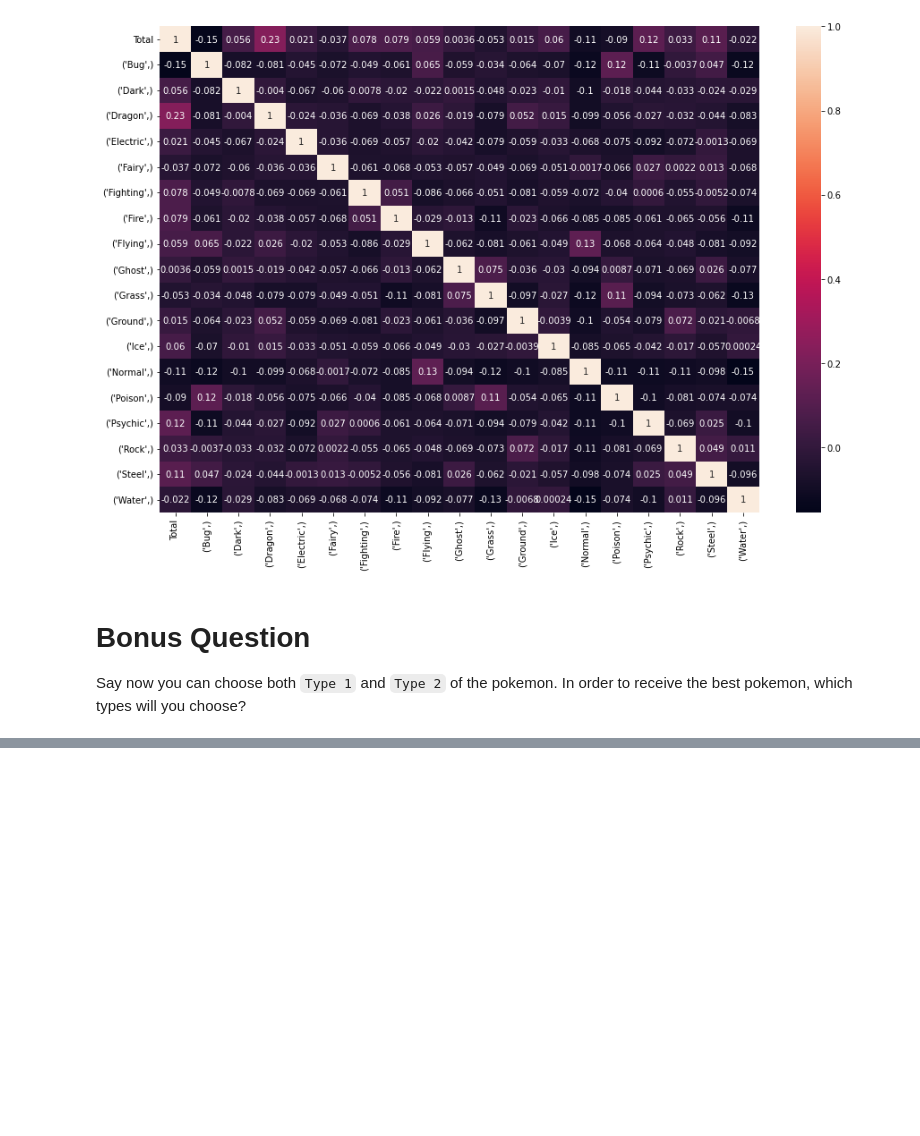
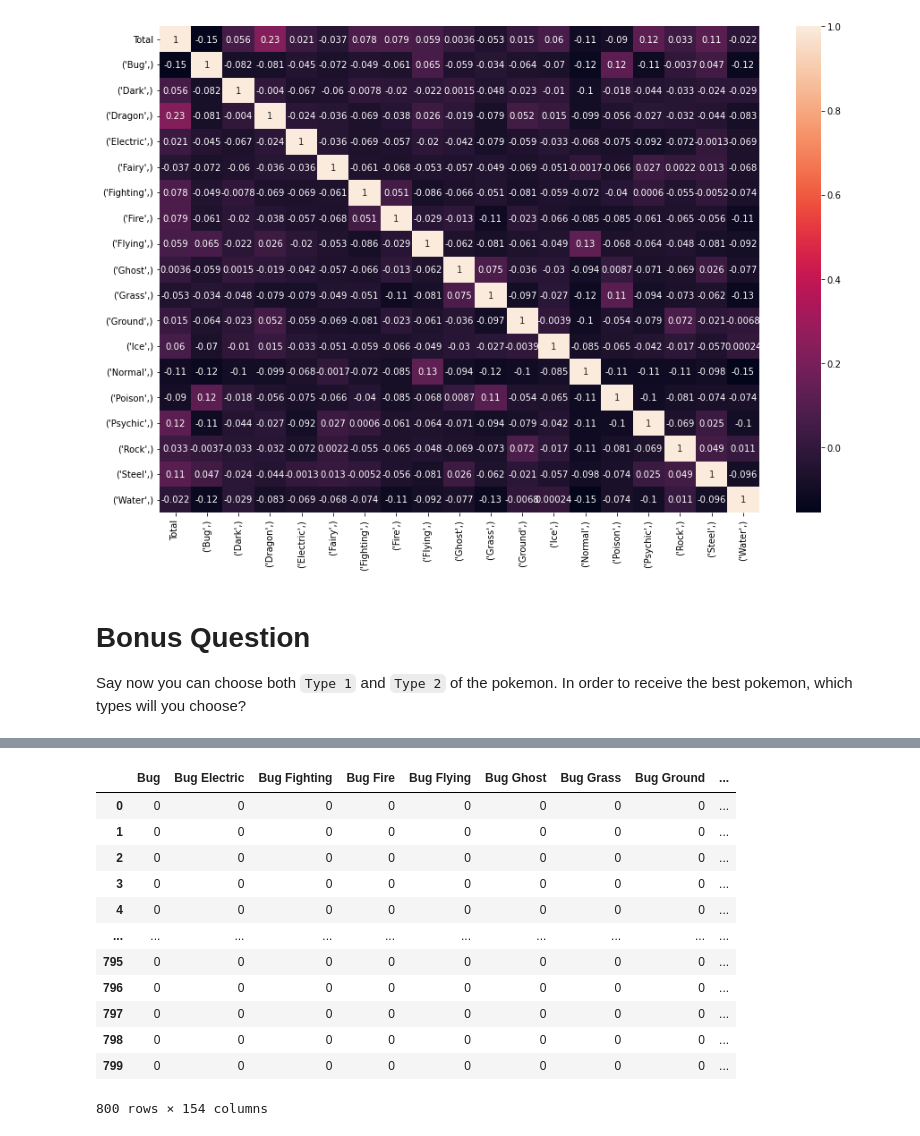
Before and after one commit to Rbrt05/lab-dataframe-calculations, a Jupyter notebook: your-code/challenge-2.ipynb, the cells around one changed output, grey strips where cells are left out. Saved outputs shown, nothing was run; the diff lists cells and outputs as text; code cells hidden in the pictures; blank space fills up the shorter version.

```diff
--- a/your-code/challenge-2.ipynb
+++ b/your-code/challenge-2.ipynb
@@ -247,0 +246,6 @@ Say now you can choose both `Type 1` and `Type 2` of the pokemon. In order to re
+# %%
+# your code here
+
+pokemon['Combo Type'] = pokemon['Type 1'].fillna('') +' '+ pokemon['Type 2'].fillna('')
+
+pokemon.head()
@@ -247,0 +259,25 @@ Say now you can choose both `Type 1` and `Type 2` of the pokemon. In order to re
+# %%
+combo = pokemon[['Combo Type']]
+
+
+encoder2 = OneHotEncoder(handle_unknown='ignore')
+encoder2.fit(combo)
+
+onehot_combo = encoder2.transform(combo).toarray()
+
+pokemon_combo_enc = pd.DataFrame(onehot_combo,columns = encoder2.categories_).astype(int)
+pokemon_combo_enc
+# %% [output]
+|  | Bug | Bug Electric | Bug Fighting | Bug Fire | Bug Flying | Bug Ghost | Bug Grass | Bug Ground | ... |
+| 0 | 0 | 0 | 0 | 0 | 0 | 0 | 0 | 0 | ... |
+| 1 | 0 | 0 | 0 | 0 | 0 | 0 | 0 | 0 | ... |
+| 2 | 0 | 0 | 0 | 0 | 0 | 0 | 0 | 0 | ... |
+| 3 | 0 | 0 | 0 | 0 | 0 | 0 | 0 | 0 | ... |
+| 4 | 0 | 0 | 0 | 0 | 0 | 0 | 0 | 0 | ... |
+| ... | ... | ... | ... | ... | ... | ... | ... | ... | ... |
+| 795 | 0 | 0 | 0 | 0 | 0 | 0 | 0 | 0 | ... |
+| 796 | 0 | 0 | 0 | 0 | 0 | 0 | 0 | 0 | ... |
+| 797 | 0 | 0 | 0 | 0 | 0 | 0 | 0 | 0 | ... |
+| 798 | 0 | 0 | 0 | 0 | 0 | 0 | 0 | 0 | ... |
+| 799 | 0 | 0 | 0 | 0 | 0 | 0 | 0 | 0 | ... |
+800 rows × 154 columns
```
Also changed, not shown: parts of 3 cells of this notebook.
